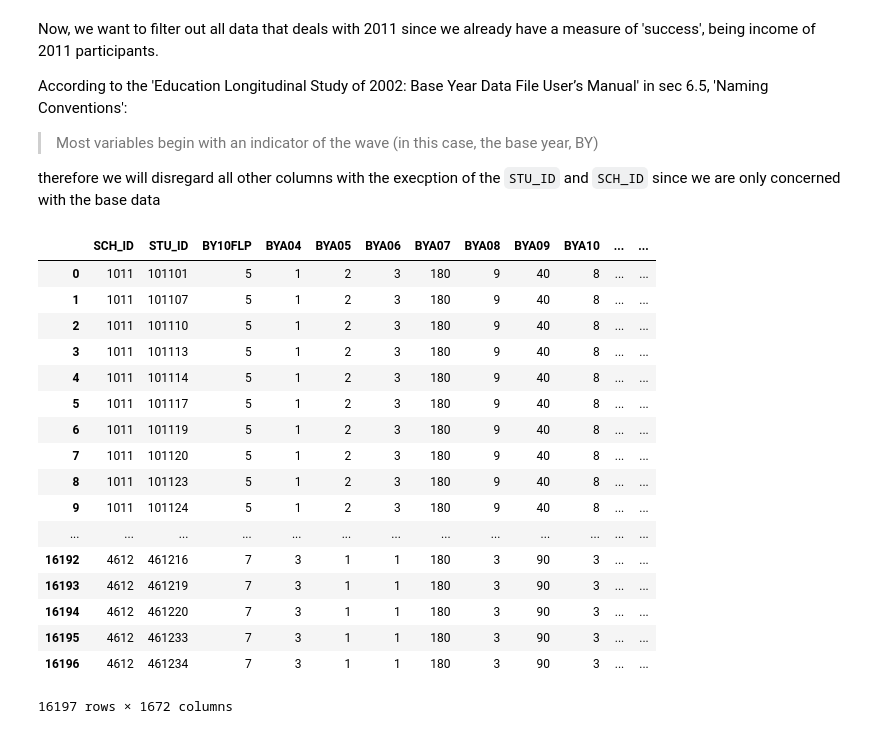
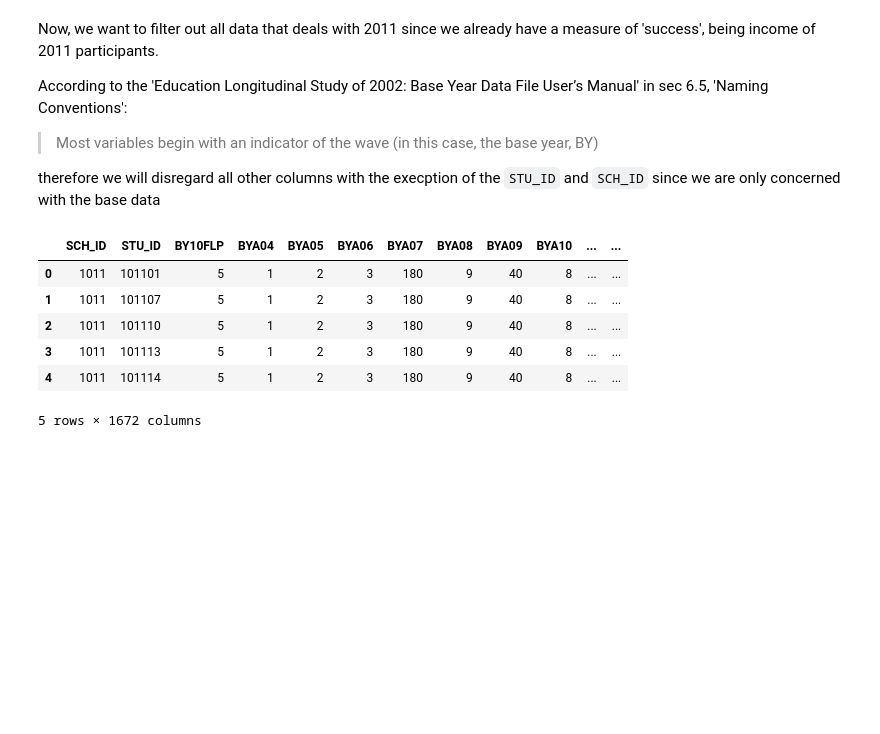
Before and after one commit to collinarnett/accenture-challenge-patriothacks-2018, a Jupyter notebook: accenturehack.ipynb, the cells around one changed output. Cells and saved outputs as stored; diff of their text form; code cells hidden in the pictures; blank space fills up the shorter version.

```diff
--- a/accenturehack.ipynb
+++ b/accenturehack.ipynb
@@ -172,23 +173,12 @@ baseyear = baseyear.filter(regex='^BY', axis=1)
 baseyear.insert(0,"STU_ID",data["STU_ID"])
 baseyear.insert(0,"SCH_ID",data["SCH_ID"])
 # %%
-baseyear
+baseyear.head()
 # %% [output]
 |  | SCH_ID | STU_ID | BY10FLP | BYA04 | BYA05 | BYA06 | BYA07 | BYA08 | BYA09 | BYA10 | ... | ... |
 | 0 | 1011 | 101101 | 5 | 1 | 2 | 3 | 180 | 9 | 40 | 8 | ... | ... |
 | 1 | 1011 | 101107 | 5 | 1 | 2 | 3 | 180 | 9 | 40 | 8 | ... | ... |
 | 2 | 1011 | 101110 | 5 | 1 | 2 | 3 | 180 | 9 | 40 | 8 | ... | ... |
 | 3 | 1011 | 101113 | 5 | 1 | 2 | 3 | 180 | 9 | 40 | 8 | ... | ... |
 | 4 | 1011 | 101114 | 5 | 1 | 2 | 3 | 180 | 9 | 40 | 8 | ... | ... |
-| 5 | 1011 | 101117 | 5 | 1 | 2 | 3 | 180 | 9 | 40 | 8 | ... | ... |
-| 6 | 1011 | 101119 | 5 | 1 | 2 | 3 | 180 | 9 | 40 | 8 | ... | ... |
-| 7 | 1011 | 101120 | 5 | 1 | 2 | 3 | 180 | 9 | 40 | 8 | ... | ... |
-| 8 | 1011 | 101123 | 5 | 1 | 2 | 3 | 180 | 9 | 40 | 8 | ... | ... |
-| 9 | 1011 | 101124 | 5 | 1 | 2 | 3 | 180 | 9 | 40 | 8 | ... | ... |
-| ... | ... | ... | ... | ... | ... | ... | ... | ... | ... | ... | ... | ... |
-| 16192 | 4612 | 461216 | 7 | 3 | 1 | 1 | 180 | 3 | 90 | 3 | ... | ... |
-| 16193 | 4612 | 461219 | 7 | 3 | 1 | 1 | 180 | 3 | 90 | 3 | ... | ... |
-| 16194 | 4612 | 461220 | 7 | 3 | 1 | 1 | 180 | 3 | 90 | 3 | ... | ... |
-| 16195 | 4612 | 461233 | 7 | 3 | 1 | 1 | 180 | 3 | 90 | 3 | ... | ... |
-| 16196 | 4612 | 461234 | 7 | 3 | 1 | 1 | 180 | 3 | 90 | 3 | ... | ... |
-16197 rows × 1672 columns
+5 rows × 1672 columns
```
Also changed, not shown: parts of 7 cells of this notebook.
